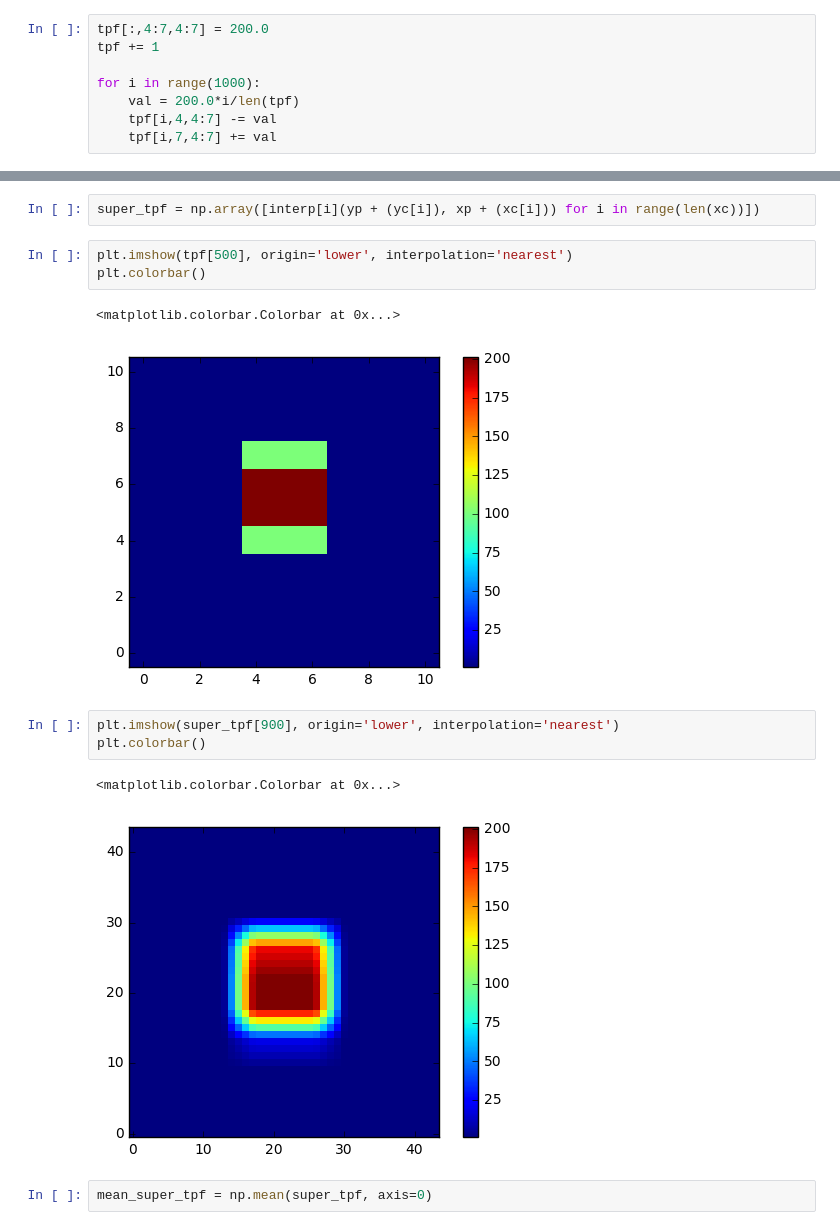
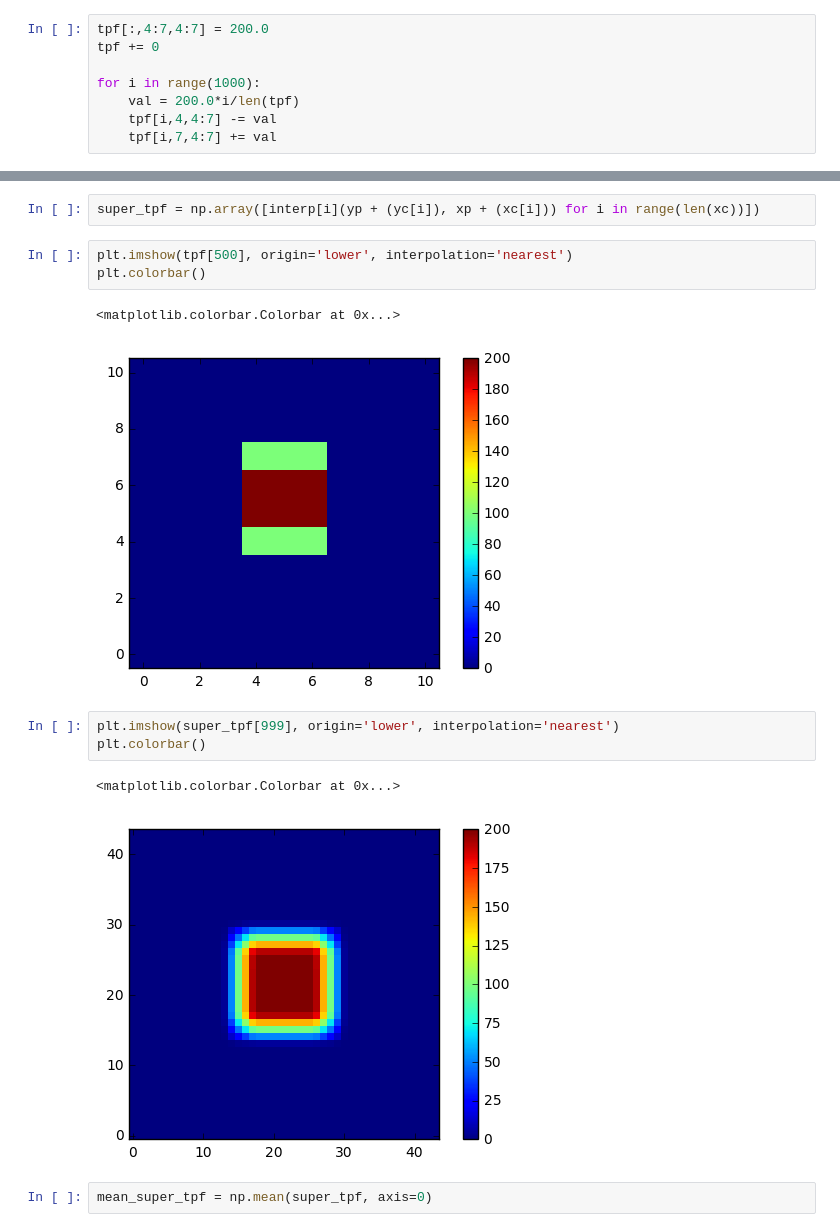
Before and after one commit to benmontet/nutella, a Jupyter notebook: nutella_test_simple_data_driven_psf.ipynb, the cells around one changed output, grey strips where cells are left out. Cells and saved outputs as stored; diff of their text form.

```diff
--- a/nutella_test_simple_data_driven_psf.ipynb
+++ b/nutella_test_simple_data_driven_psf.ipynb
@@ -7,7 +9,7 @@ from scipy.ndimage.interpolation import shift
 tpf = np.zeros((1000, 11, 11))
 # %%
 tpf[:,4:7,4:7] = 200.0
-tpf += 1
+tpf += 0
 
 for i in range(1000):
     val = 200.0*i/len(tpf)
@@ -46,13 +60,13 @@ plt.imshow(tpf[500], origin='lower', interpolation='nearest')
 plt.colorbar()
 # %% [output]
 <matplotlib.colorbar.Colorbar at 0x...>
-[figure, old version]
+[figure, new version]
 # %%
-plt.imshow(super_tpf[900], origin='lower', interpolation='nearest')
+plt.imshow(super_tpf[999], origin='lower', interpolation='nearest')
 plt.colorbar()
 # %% [output]
 <matplotlib.colorbar.Colorbar at 0x...>
-[figure, old version]
+[figure, new version]
 # %%
 mean_super_tpf = np.mean(super_tpf, axis=0)
 # %%
```
Also changed, not shown: parts of 33 cells of this notebook.
